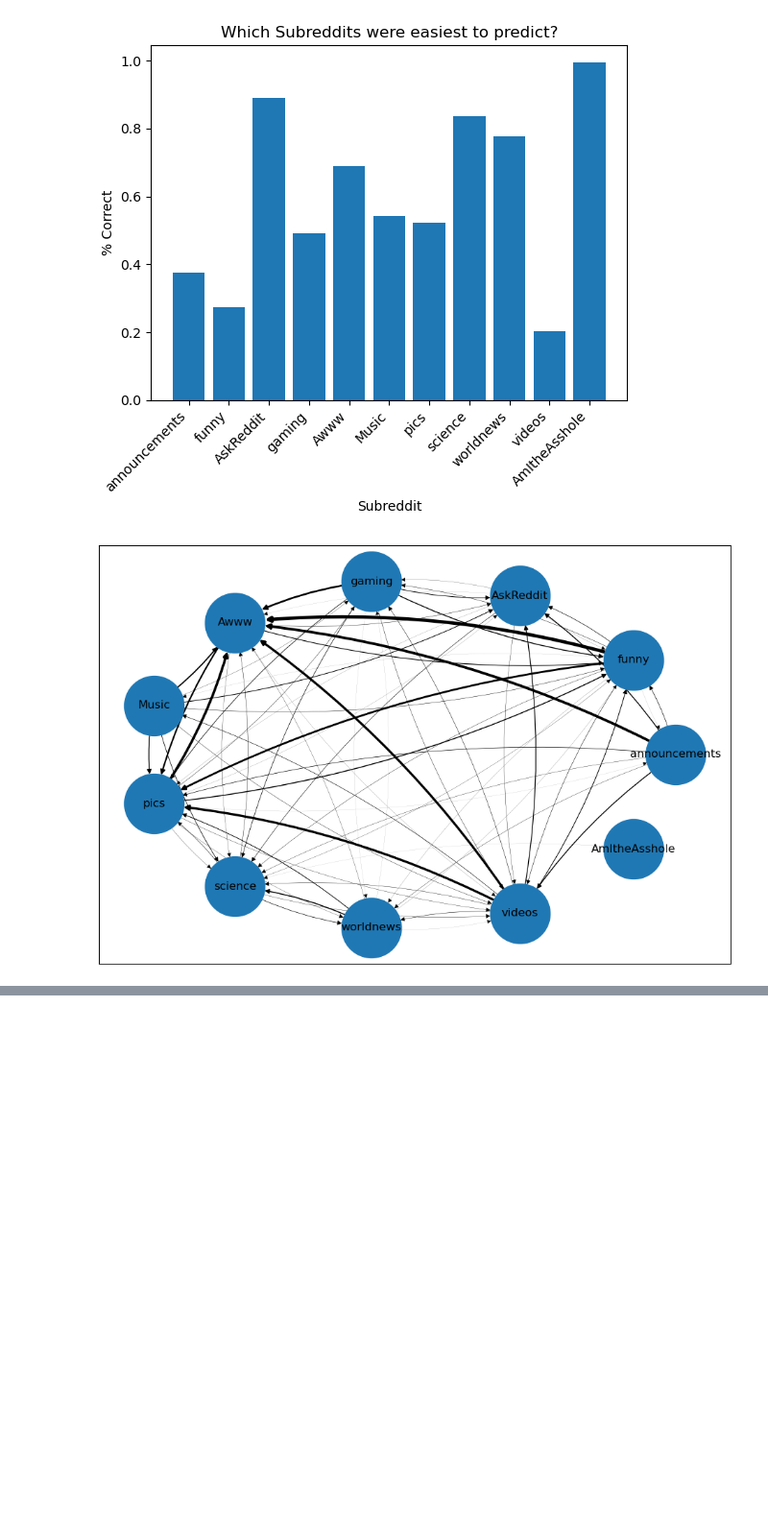
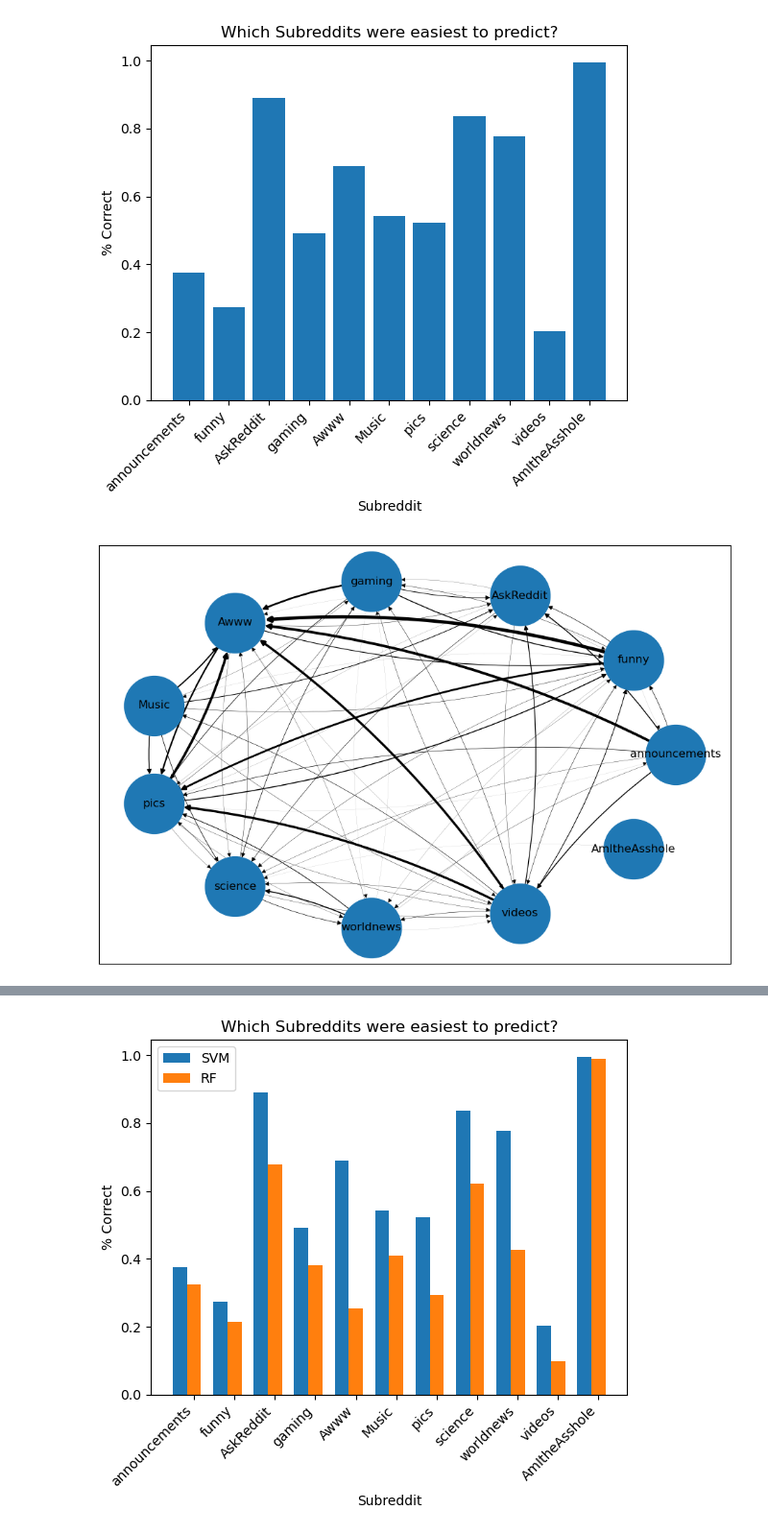
Before and after one commit to rainonej/Reddit-Projects, a Jupyter notebook: Subreddit Prediction.ipynb, the cells around one changed output, grey strips where cells are left out. Shown: that part at 96% size. Drawn from its saved outputs; the diff is of its cells as text; code cells hidden in the pictures; blank space fills up the shorter version.

Commit message:
Added and compared RF model

```diff
--- a/Subreddit Prediction.ipynb
+++ b/Subreddit Prediction.ipynb
@@ -240,0 +289,4 @@ plt.show()
+# %%
+rf_output = pd.DataFrame({'title': X_test, 'Prediction': rf_predictions, 'Actual': Y_test})
+rf_output['Correct'] = rf_output['Prediction'] == rf_output['Actual']
+rf_output
@@ -240,0 +307,57 @@ plt.show()
+# %%
+import matplotlib.pyplot as plt
+
+featureName = 'BoW'
+modelName = 'RF'
+
+results[(featureName, modelName)] = {}
+for sub in top_subreddits:
+    total = len(rf_output[rf_output['Actual'] == sub])
+    correct = len(rf_output[(rf_output['Actual'] == sub) & (rf_output['Correct'] == True)])
+    if total != 0:
+        results[(featureName, modelName)][sub] = correct/total
+    else:
+        print(sub)
+# %%
+import matplotlib.pyplot as plt
+
+# Dictionary 1
+dict1 = results[('BoW', 'SVM')]
+dict2 = results[('BoW', 'RF')]
+
+# Extract the keys and values from the dictionaries
+keys = list(dict1.keys())
+values1 = list(dict1.values())
+values2 = list(dict2.values())
+
+# Set the position of the bars on the x-axis
+x_pos = [i for i, _ in enumerate(keys)]
+
+# Set the width of the bars
+bar_width = 0.35
+
+# Plot the first set of bars
+plt.bar(x_pos, values1, bar_width, label='SVM')
+
+# Shift the position of the second set of bars
+x_pos = [i + bar_width for i in x_pos]
+
+# Plot the second set of bars
+plt.bar(x_pos, values2, bar_width, label='RF')
+
+# Set the x-axis tick labels
+plt.xticks(x_pos, keys, rotation=45, ha='right')
+
+
+# Add a title and axis labels
+plt.title('Which Subreddits were easiest to predict?')
+plt.xlabel('Subreddit')
+plt.ylabel('% Correct')
+
+# Add a legend
+plt.legend()
+
+# Show the plot
+plt.show()
+# %% [output]
+[figure, added]
```
Also changed, not shown: parts of 9 cells of this notebook.
